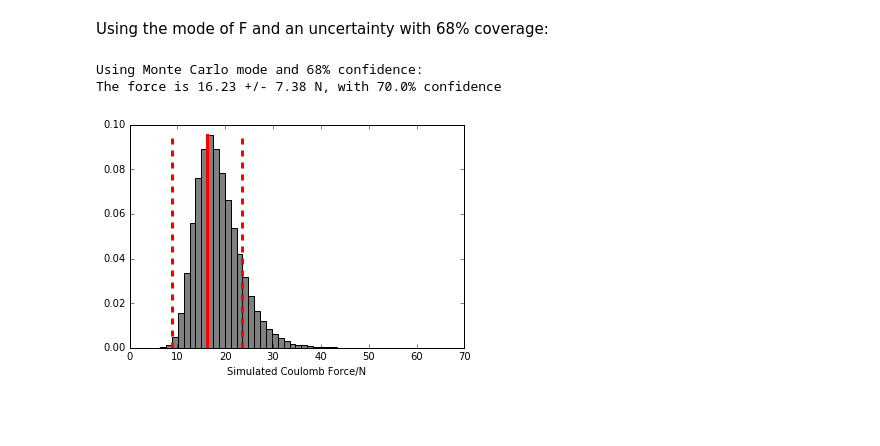
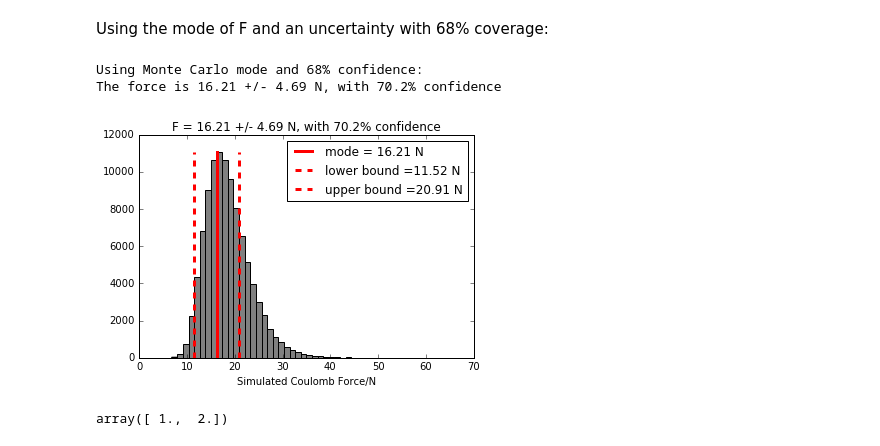
Before and after one commit to OSTP/DataAndErrorAnalysis, a Jupyter notebook: notebooks/Chapter10_Statistics_MonteCarlo.ipynb, the cells around one changed output. Drawn from its saved outputs; the diff is of its cells as text; code cells hidden in the pictures; blank space fills up the shorter version.

```diff
--- a/notebooks/Chapter10_Statistics_MonteCarlo.ipynb
+++ b/notebooks/Chapter10_Statistics_MonteCarlo.ipynb
@@ -278,35 +277,39 @@ F = 18.59 +/ 4.75 N
 # %% [markdown]
 Using the mode of F and an uncertainty with 68% coverage:
 # %%
-#Histogram the values, and keep the counts in each bin and normalize
-n,bins,patches = pl.hist(F_sim,bins=50,normed=True,color='gray')
-
+#Histogram the values and keep the counts in each bin
+n,bins,patches = pl.hist(F_sim,bins=50,color='gray')
 #Find the index of the bin with the highest content (The mode)
 n_max =n.max()
 index = (np.abs(n-n_max)).argmin()
-
 #The corresponding value of the force
 best_F = bins[index]
-
 #Iterate to find the 68% coverage
 d=0 # add or subtract d iteratively to index to cover larger ranges of the histogram
-area = n[index-d:index+d].sum() #area between index-d and index+d
+area = n[index-d:index+d].sum()/n.sum() #area between index-d and index+d
 
-while area < 0.68: # assumes that posterior is normalized!!!
+while area < 0.68: #normlalize area each time it's calculated
     d = d+1
-    area = n[index-d:index+d].sum()
+    area = n[index-d:index+d].sum()/n.sum()
 
 sigma_F = best_F-bins[index-d]
 
 print("Using Monte Carlo mode and 68% confidence:")
 print("The force is {:.2f} +/- {:.2f} N, with {:.1f}% confidence".format(best_F,sigma_F,100*area))
 
-pl.plot([best_F,best_F],[0,n_max],color='red',lw=3)
-pl.plot([best_F-sigma_F,best_F-sigma_F],[0,n_max],'--',color='red',lw=3)
-pl.plot([best_F+sigma_F,best_F+sigma_F],[0,n_max],'--',color='red',lw=3)
+pl.plot([best_F,best_F],[0,n_max],color='red',lw=3,label='mode = {:.2f} N'.format(best_F))
+pl.plot([best_F-sigma_F,best_F-sigma_F],[0,n_max],'--',color='red',lw=3,label='lower bound ={:.2f} N'.format(best_F-sigma_F))
+pl.plot([best_F+sigma_F,best_F+sigma_F],[0,n_max],'--',color='red',lw=3,label='upper bound ={:.2f} N'.format(best_F+sigma_F))
 pl.xlabel("Simulated Coulomb Force/N")
+pl.title("F = {:.2f} +/- {:.2f} N, with {:.1f}% confidence".format(best_F,sigma_F,100*area))
+pl.legend()
 pl.show()
 # %% [output]
 Using Monte Carlo mode and 68% confidence:
-The force is 16.23 +/- 7.38 N, with 70.0% confidence
+The force is 16.21 +/- 4.69 N, with 70.2% confidence
-[figure, old version]
+[figure, new version]
+# %%
+t=np.linspace(0,10,11)
+t[1:3]
+# %% [output]
+array([ 1.,  2.])
```
Also changed, not shown: parts of 3 cells of this notebook, 8 other files.
